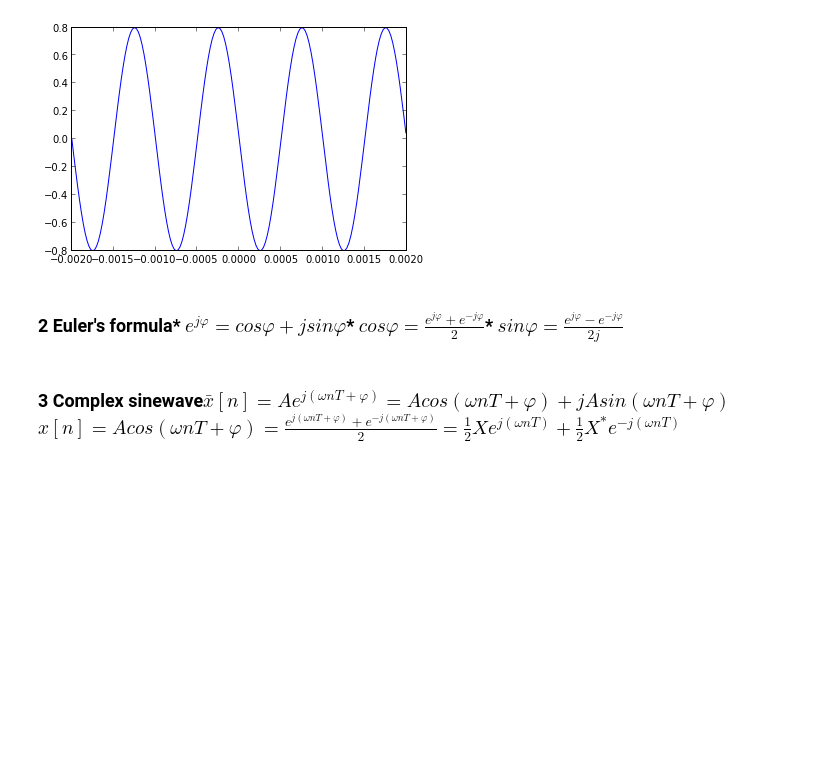
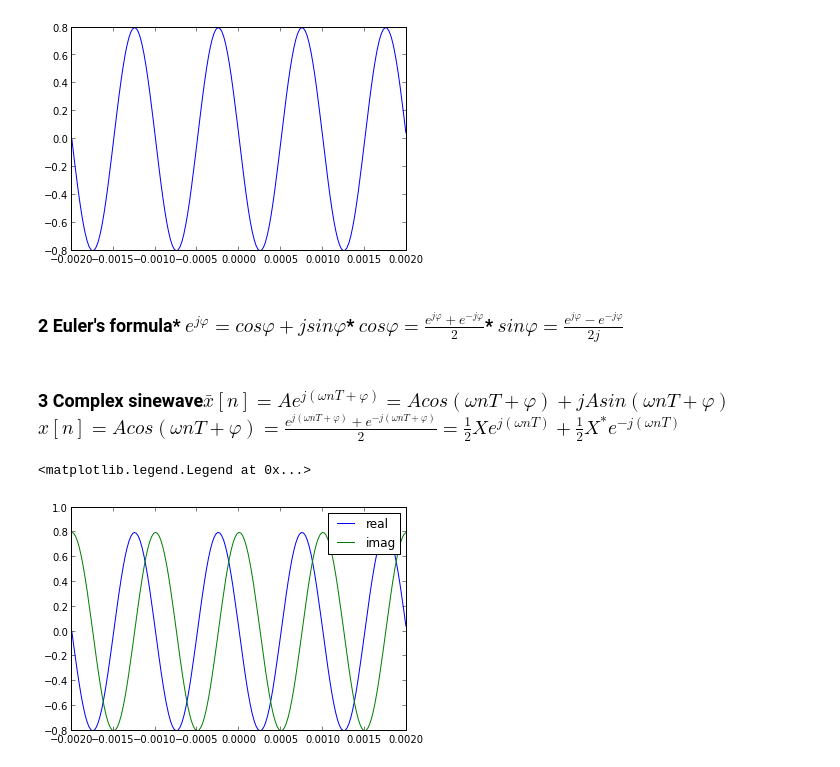
Before and after one commit to joomladigger/asp, a Jupyter notebook: lecture 1.ipynb, the cells around one changed output. Cells and saved outputs as stored; diff of their text form; code cells hidden in the pictures; blank space fills up the shorter version.

Commit message:
add complex sinewave plot

```diff
--- a/lecture 1.ipynb
+++ b/lecture 1.ipynb
@@ -11,3 +11,8 @@ plot(t,x)
 ### 2 Euler's formula* $ e^{j\varphi}=cos\varphi+jsin\varphi$* $ cos\varphi = \frac{e^{j\varphi}+e^{-j\varphi}}{2}$* $ sin\varphi = \frac{e^{j\varphi}-e^{-j\varphi}}{2j}$
 # %% [markdown]
 ### 3 Complex sinewave$ \bar{x}[n]=Ae^{j(\omega nT+\varphi)} = A cos(\omega nT + \varphi) + j A sin(\omega nT + \varphi)$ $x[n]=Acos(\omega nT + \varphi) =  \frac{e^{j(\omega nT + \varphi)}+e^{-j(\omega nT + \varphi)}}{2}$$=\frac{1}{2}Xe^{j(\omega nT)} + \frac{1}{2}X^*e^{-j(\omega nT)}$
+# %%
+real = A * cos(2*np.pi*f*t + phi)imag = A * sin(2*np.pi*f*t + phi)plot(t,real)plot(t,imag)legend(["real","imag"])
+# %% [output]
+<matplotlib.legend.Legend at 0x...>
+[figure, added]
```
